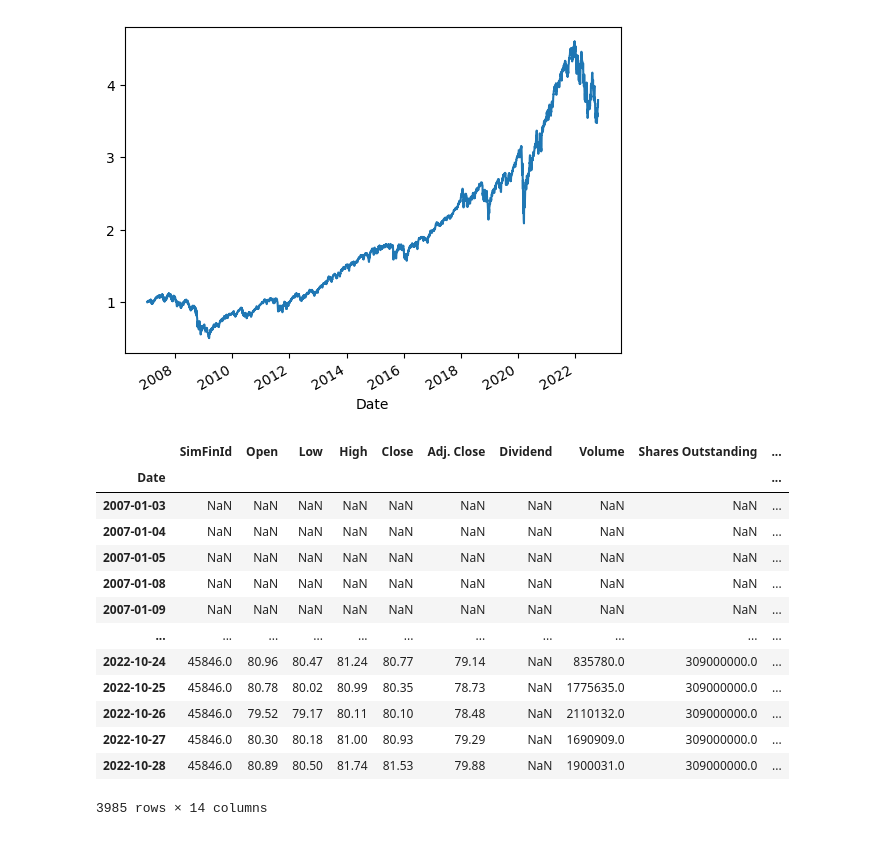
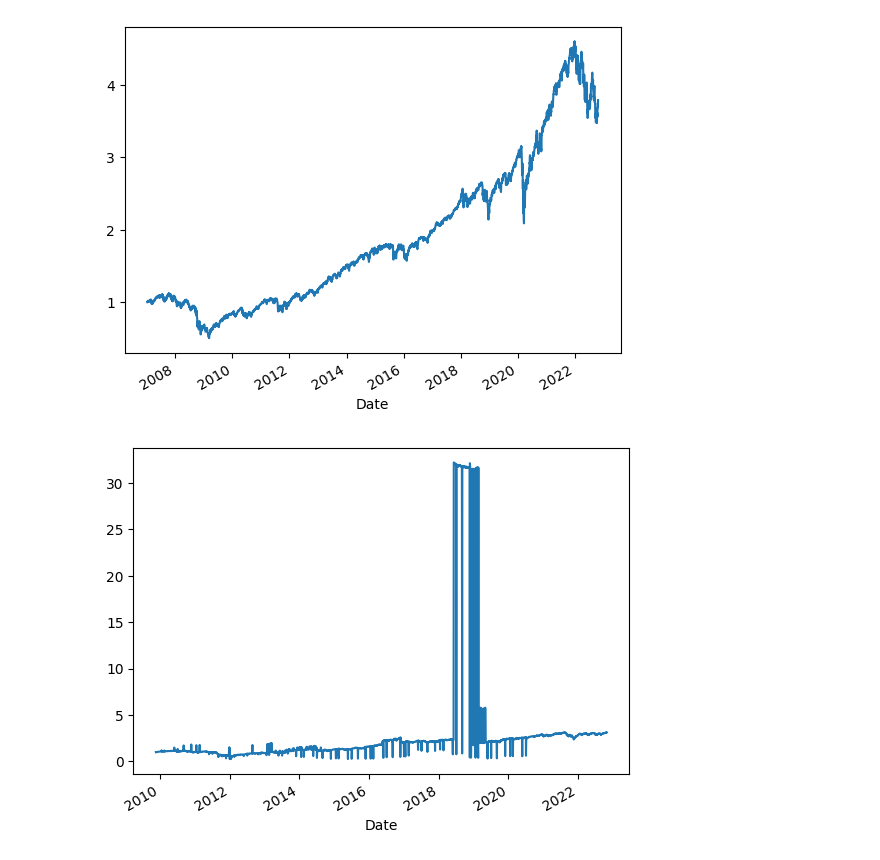
Before and after one commit to dllllb/finexp, a Jupyter notebook: basepred.ipynb, the cells around one changed output. Drawn from its saved outputs; the diff is of its cells as text; code cells hidden in the pictures.

```diff
--- a/basepred.ipynb
+++ b/basepred.ipynb
@@ -42,20 +42,7 @@ prices.groupby('Date').index_scaling_c.mean().plot();
 [figure]
 # %%
 future = prices.groupby('Ticker').shift(365*2)
-# %%
-future.loc['A']
-# %% [output]
-|  | SimFinId | Open | Low | High | Close | Adj. Close | Dividend | Volume | Shares Outstanding | ... |
-| Date |  |  |  |  |  |  |  |  |  | ... |
-| 2007-01-03 | NaN | NaN | NaN | NaN | NaN | NaN | NaN | NaN | NaN | ... |
-| 2007-01-04 | NaN | NaN | NaN | NaN | NaN | NaN | NaN | NaN | NaN | ... |
-| 2007-01-05 | NaN | NaN | NaN | NaN | NaN | NaN | NaN | NaN | NaN | ... |
-| 2007-01-08 | NaN | NaN | NaN | NaN | NaN | NaN | NaN | NaN | NaN | ... |
-| 2007-01-09 | NaN | NaN | NaN | NaN | NaN | NaN | NaN | NaN | NaN | ... |
-| ... | ... | ... | ... | ... | ... | ... | ... | ... | ... | ... |
-| 2022-10-24 | 45846.0 | 80.96 | 80.47 | 81.24 | 80.77 | 79.14 | NaN | 835780.0 | 309000000.0 | ... |
-| 2022-10-25 | 45846.0 | 80.78 | 80.02 | 80.99 | 80.35 | 78.73 | NaN | 1775635.0 | 309000000.0 | ... |
-| 2022-10-26 | 45846.0 | 79.52 | 79.17 | 80.11 | 80.10 | 78.48 | NaN | 2110132.0 | 309000000.0 | ... |
-| 2022-10-27 | 45846.0 | 80.30 | 80.18 | 81.00 | 80.93 | 79.29 | NaN | 1690909.0 | 309000000.0 | ... |
-| 2022-10-28 | 45846.0 | 80.89 | 80.50 | 81.74 | 81.53 | 79.88 | NaN | 1900031.0 | 309000000.0 | ... |
-3985 rows × 14 columns
+# %%
+future.groupby('Date').scaling_c.mean().plot();
+# %% [output]
+[figure, added]
```
